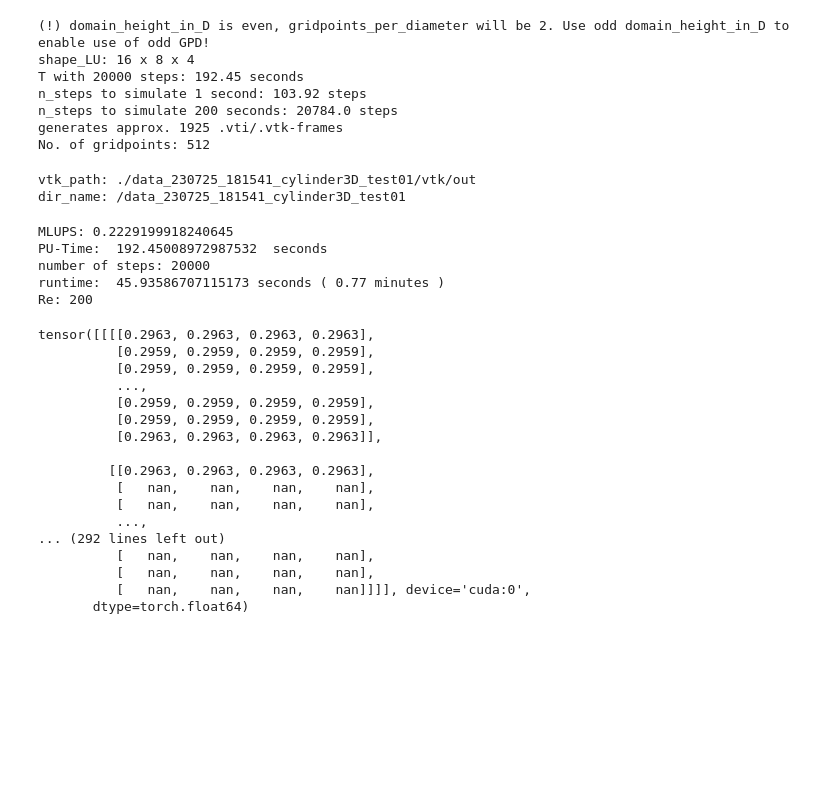
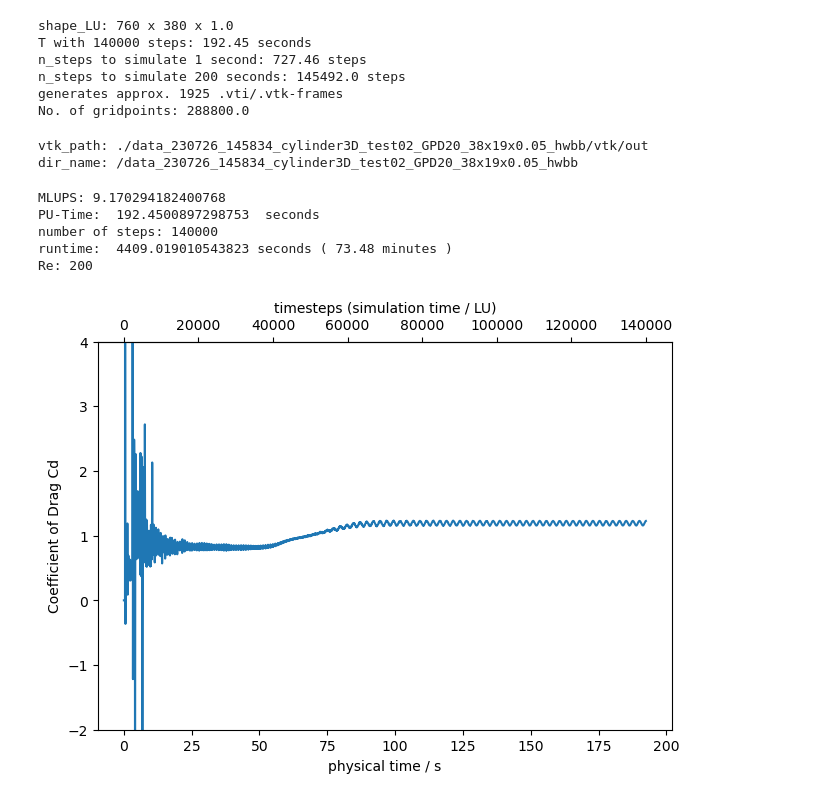
Before and after one commit to MaxBille/lettuce, a Jupyter notebook: myTest/cylinder3D_test01.ipynb, the cells around one changed output. Cells and saved outputs as stored; diff of their text form; code cells hidden in the pictures; blank space fills up the shorter version.

```diff
--- a/myTest/cylinder3D_test01.ipynb
+++ b/myTest/cylinder3D_test01.ipynb
@@ -18,7 +18,7 @@ import os
 output_path = "."
 
 # name: if you want something specific in the dir-name
-name = "cylinder3D_test01"
+name = "cylinder3D_test02"
 
 # data: .txt with timestamp, parameters and observable-values (mean coefficient of drag, max. coefficient of lift, Strouhal-Number) and plots
 # ...will be saved in [output_path]/data_[timestamp]_[name]/
@@ -32,7 +32,7 @@ vtk_fps=10  #frames per second_PU
 ### SIMULATION PARAMETERS (and estimation of timesteps needed to reach T_target)
 re = 200   # Reynoldsnumber
 Ma = 0.05     # Machnumber
-n_steps = 20000  # number of steps
+n_steps = 140000  # number of steps
 setup_diameter = 1  # D_PU = char_length_pu -> this defines the PU-Reference
 flow_velocity = 1  # U_PU = char_velocity_pu -> this defines the PU-Reference velocity (u_max of inflow)
 
@@ -40,10 +40,10 @@ flow_velocity = 1  # U_PU = char_velocity_pu -> this defines the PU-Reference ve
 periodic_start = 0.9  # relative start of peak_finding for Cd_mean Measurement to cut of any transients
 
 # GEOMETRY
-gridpoints_per_diameter = 3  # gp_per_D = GPD -> this defines the resolution ( D_LU = GPD+1)
-domain_height_in_D = 4  # D/Y = DpY = diameters per domain width in Y-direction -> this defines the domain-size and total number of Lattice-Nodes
+gridpoints_per_diameter = 20  # gp_per_D = GPD -> this defines the resolution ( D_LU = GPD+1)
+domain_height_in_D = 19  # D/Y = DpY = diameters per domain width in Y-direction -> this defines the domain-size and total number of Lattice-Nodes
 domain_length_in_D = 2 * domain_height_in_D  # D/X (domain length in X- / flow-direction
-domain_width_in_D = 2  # D/Z = DpZ = diameters per domain width in Z-direction -> domain size in periodic 3rd dimension
+domain_width_in_D = 1/gridpoints_per_diameter  # D/Z = DpZ = diameters per domain width in Z-direction -> domain size in periodic 3rd dimension
 
 # RELATION [GPD to DpY] check
 # if DpY is even, resulting GPD can't be odd for symmetrical cylinder and channel
@@ -60,8 +60,7 @@ if domain_height_in_D % 2 == 0 and gridpoints_per_diameter % 2 != 0:
 u_init = 0    # initial velocity field: # 0: uniform u=0, # 1: uniform u=1, # 2: parabolic, amplitude u_char_lu (similar to poiseuille-flow)
 perturb_init = True   # perturb initial symmetry by small sine-wave in initial velocity field -> triggers Karman-vortex street for Re > 46#
 lateral_walls='periodic'  # type of top/bottom boundary: 'bounceback' = frictious wall, 'periodic' = periodic boundary, 'slip' = non-frictious wall
-bb_type='fwbb'  # choose algorithm for bounceback-boundaries: fullway 'fwbb' or halfway 'hwbb'
-#bb_wall = False    # lateral walls: True= bounce-back-walls parabolic velocity inlet, False= periodic BC and uniform velocity inlet
+bb_type='hwbb'  # choose algorithm for bounceback-boundaries: fullway 'fwbb' or halfway 'hwbb'
 cylinder = True    # obstacle: True = cylinder, False = no obstacle
 
 # T_PU to n_steps estimation: (for example for Re=200 the periodic state is reached for T_PU > 140
@@ -81,13 +80,12 @@ if output_vtk:
 gridpoints = gridpoints_per_diameter**3*domain_length_in_D*domain_height_in_D*domain_width_in_D
 print("No. of gridpoints:", gridpoints)
 # %% [output]
-(!) domain_height_in_D is even, gridpoints_per_diameter will be 2. Use odd domain_height_in_D to enable use of odd GPD!
-shape_LU: 16 x 8 x 4
-T with 20000 steps: 192.45 seconds
-n_steps to simulate 1 second: 103.92 steps
-n_steps to simulate 200 seconds: 20784.0 steps
+shape_LU: 760 x 380 x 1.0
+T with 140000 steps: 192.45 seconds
+n_steps to simulate 1 second: 727.46 steps
+n_steps to simulate 200 seconds: 145492.0 steps
 generates approx. 1925 .vti/.vtk-frames
-No. of gridpoints: 512
+No. of gridpoints: 288800.0
 # %%
 ### (no user input) CREATE OUTPUT DIRECTORIES
 if output_data:  # toggle output
@@ -95,7 +93,7 @@ if output_data:  # toggle output
     timestamp = datetime.datetime.now()
     timestamp = timestamp.strftime("%y%m%d")+"_"+timestamp.strftime("%H%M%S")
 
-    dir_name = "/data_" + str(timestamp) + "_" + name
+    dir_name = "/data_" + str(timestamp) + "_" + name + "_GPD" + str(gridpoints_per_diameter) + "_" + str(domain_length_in_D) + "x" + str(domain_height_in_D) + "x" + str(domain_width_in_D) + "_hwbb"
     os.makedirs(output_path+dir_name)
 
     if output_vtk:
@@ -105,8 +103,8 @@ if output_data:  # toggle output
 else:
     output_vtk = False
 # %% [output]
-vtk_path: ./data_230725_181541_cylinder3D_test01/vtk/out
-dir_name: /data_230725_181541_cylinder3D_test01
+vtk_path: ./data_230726_145834_cylinder3D_test02_GPD20_38x19x0.05_hwbb/vtk/out
+dir_name: /data_230726_145834_cylinder3D_test02_GPD20_38x19x0.05_hwbb
 # %%
 ### SIMULATOR SETUP
 
@@ -182,49 +180,31 @@ print("number of steps:",n_steps)
 print("runtime: ",runtime, "seconds (", round(runtime/60,2),"minutes )")
 print("Re:",re)
 # %% [output]
-MLUPS: 0.2229199918240645
-PU-Time:  192.45008972987532  seconds
-number of steps: 20000
-runtime:  45.93586707115173 seconds ( 0.77 minutes )
+MLUPS: 9.170294182400768
+PU-Time:  192.4500897298753  seconds
+number of steps: 140000
+runtime:  4409.019010543823 seconds ( 73.48 minutes )
 Re: 200
-# %%
-sim.f
-# %% [output]
-tensor([[[[0.2963, 0.2963, 0.2963, 0.2963],
-          [0.2959, 0.2959, 0.2959, 0.2959],
-          [0.2959, 0.2959, 0.2959, 0.2959],
-          ...,
-          [0.2959, 0.2959, 0.2959, 0.2959],
-          [0.2959, 0.2959, 0.2959, 0.2959],
-          [0.2963, 0.2963, 0.2963, 0.2963]],
-
-         [[0.2963, 0.2963, 0.2963, 0.2963],
-          [   nan,    nan,    nan,    nan],
-          [   nan,    nan,    nan,    nan],
-          ...,
-... (292 lines left out)
-          [   nan,    nan,    nan,    nan],
-          [   nan,    nan,    nan,    nan],
-          [   nan,    nan,    nan,    nan]]]], device='cuda:0',
-       dtype=torch.float64)
 # %%
 ### plot Drag coefficient
 
 drag_coefficient = np.array(Dragreport.out)
 #print('  stepLU        ', 'timePU        ', 'Cd')
 #print(drag_coefficient) # prints: stepLU, timePU, value
 
 fig, ax = plt.subplots(constrained_layout=True)
 ax.plot(drag_coefficient[:,1],drag_coefficient[:,2])
 ax.set_xlabel("physical time / s")
 ax.set_ylabel("Coefficient of Drag Cd")
-ax.set_ylim([-2,2.0])
+ax.set_ylim([-2,4.0])
 secax = ax.secondary_xaxis('top', functions=(flow.units.convert_time_to_lu, flow.units.convert_time_to_pu))
 secax.set_xlabel("timesteps (simulation time / LU)")
 if output_data:
     plt.savefig(output_path+dir_name+"/drag_coefficient.png")
     np.savetxt(output_path+dir_name+"/drag_coefficient.txt", drag_coefficient, header="stepLU  |  timePU  |  Cd  FROM str(timestamp)")
 plt.show()
+# %% [output]
+[figure, added]
 # %%
 ### calculate mean drag_coefficient in periodic region:
 try:
```
Also changed, not shown: parts of 5 cells of this notebook, 5 other files.
